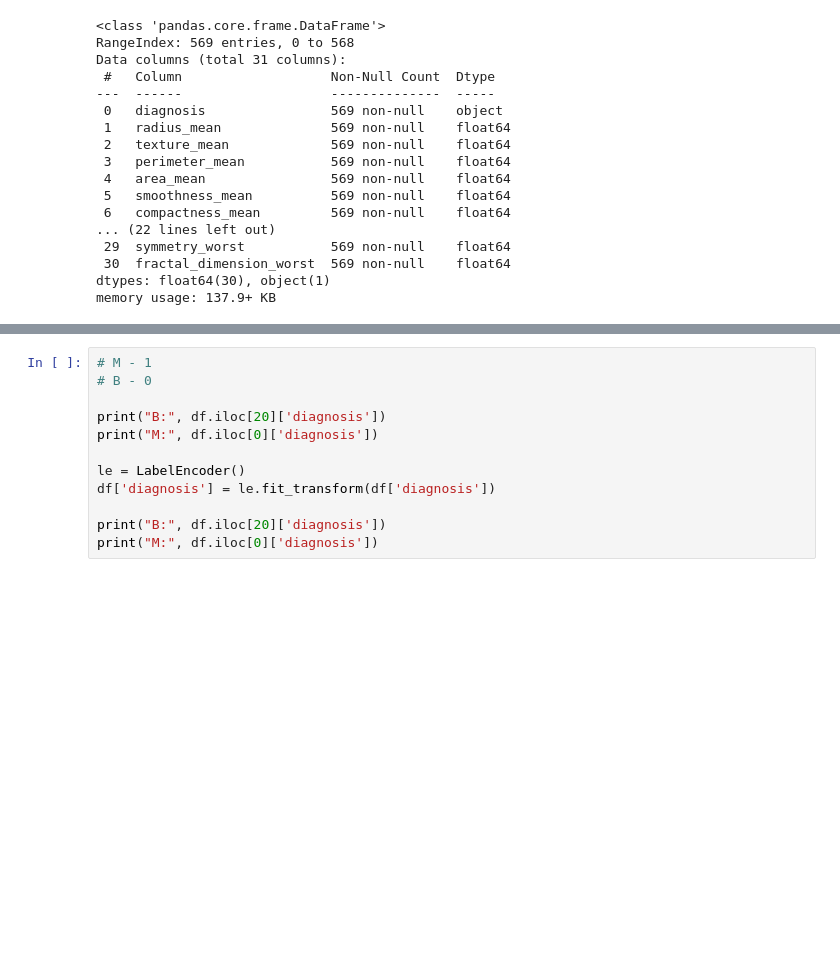
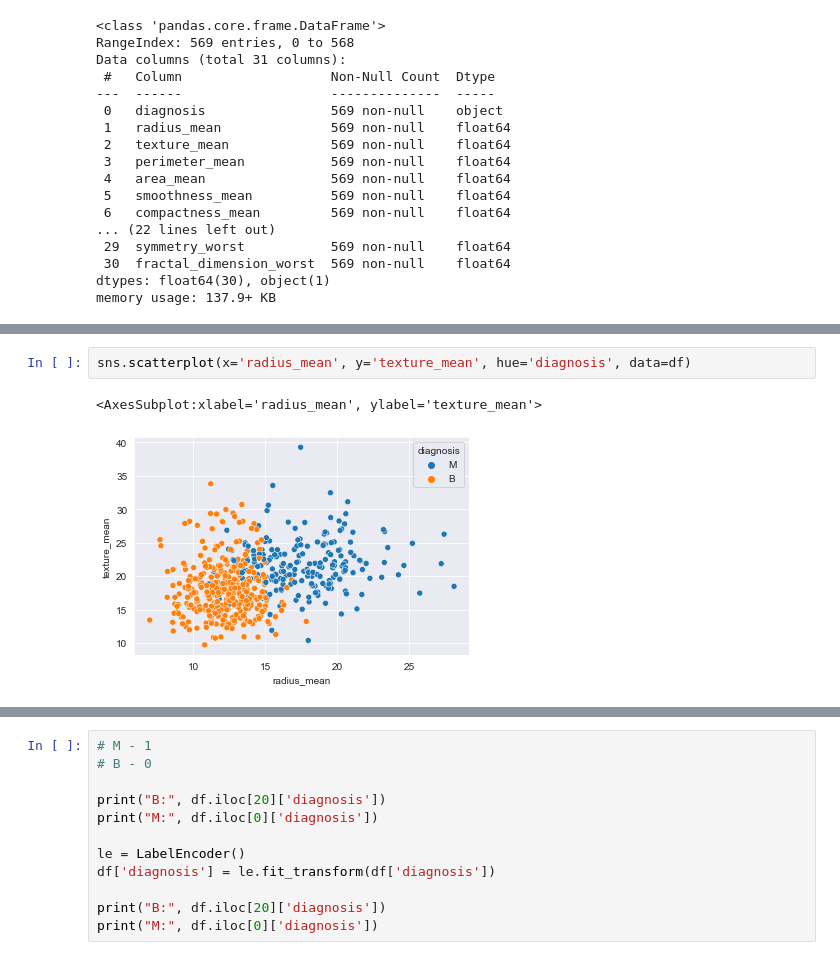
Before and after one commit to GluKhovKirill/NN_BreastCancer, a Jupyter notebook: main.ipynb, the cells around one changed output, grey strips where cells are left out. Drawn from its saved outputs; the diff is of its cells as text; blank space fills up the shorter version.

```diff
--- a/main.ipynb
+++ b/main.ipynb
@@ -78,0 +82,5 @@ sns.heatmap(df.corr())
+# %%
+sns.scatterplot(x='radius_mean', y='texture_mean', hue='diagnosis', data=df)
+# %% [output]
+<AxesSubplot:xlabel='radius_mean', ylabel='texture_mean'>
+[figure, added]
```
Also changed, not shown: parts of 27 cells of this notebook, 1 other file.
